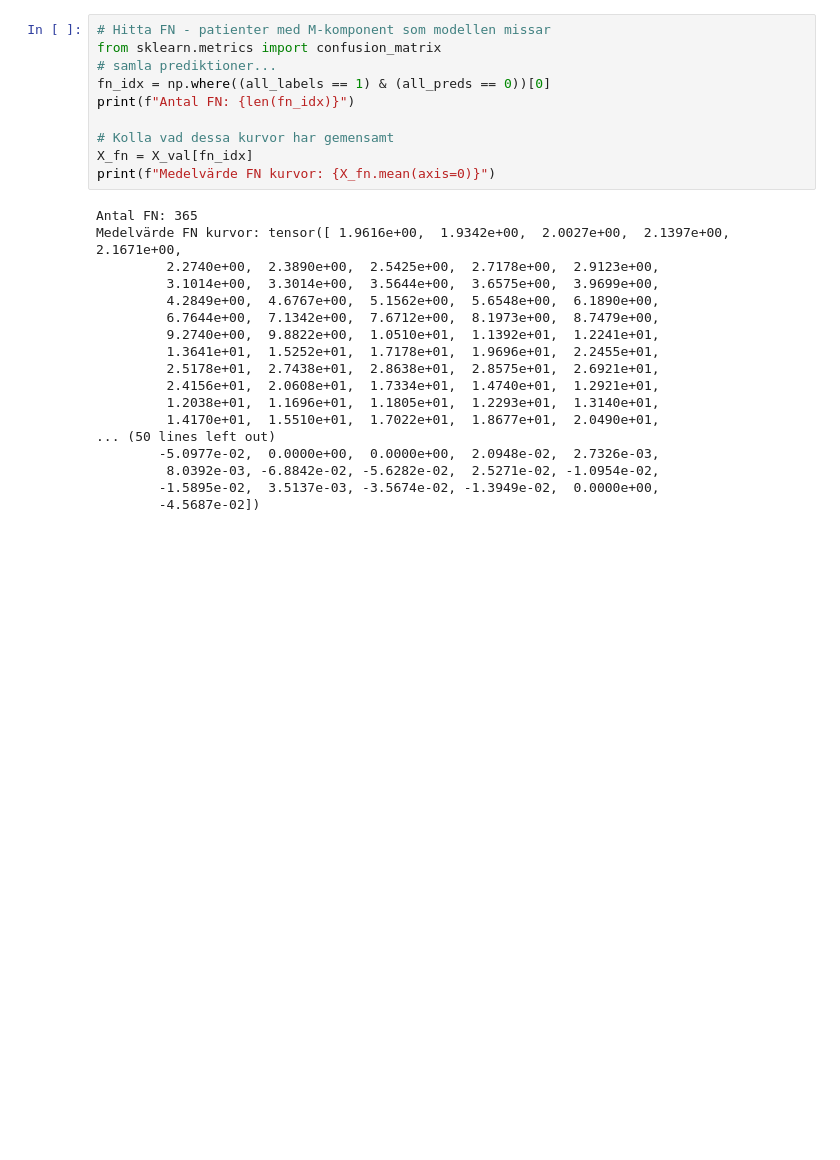
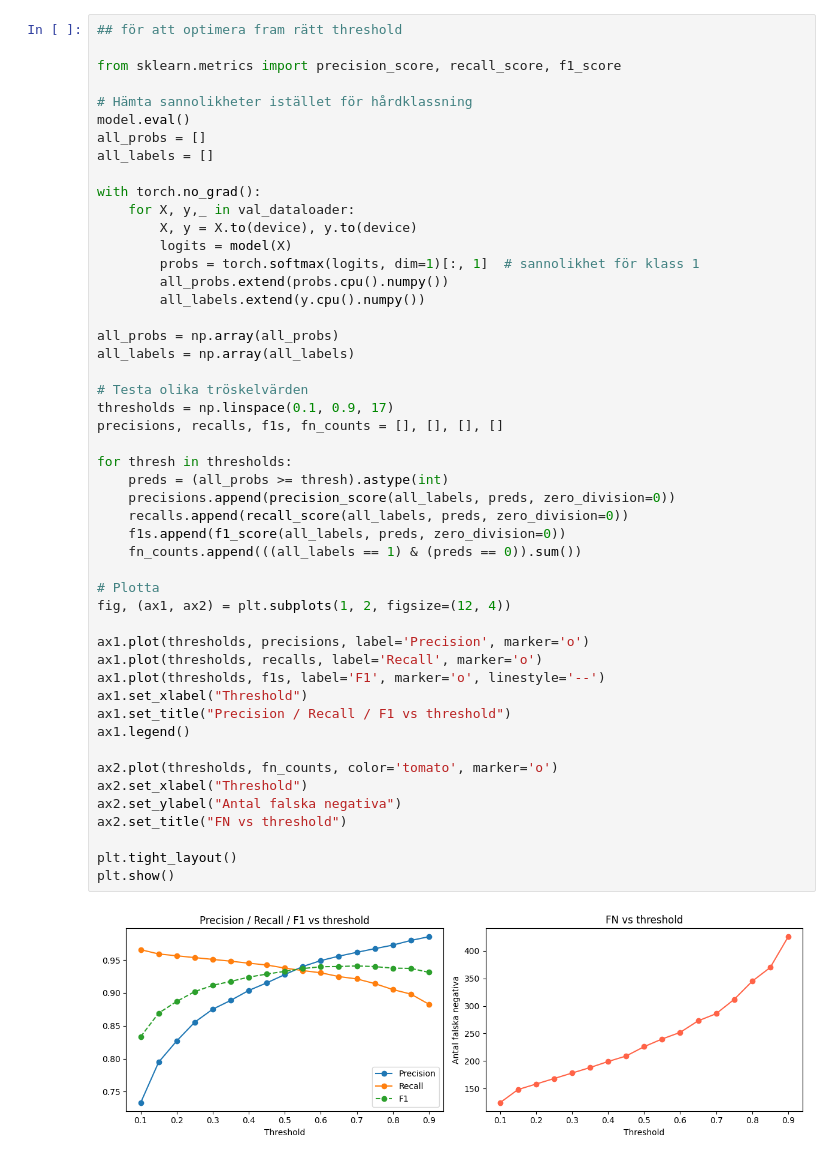
Before and after one commit to andreasjak/MSc26_Assar, a Jupyter notebook: networks/feed_forward_more_features.ipynb, the cells around one changed output. Drawn from its saved outputs; the diff is of its cells as text; blank space fills up the shorter version.

```diff
--- a/networks/feed_forward_more_features.ipynb
+++ b/networks/feed_forward_more_features.ipynb
@@ -347,28 +398,51 @@ plt.show()
-# %%
-# Hitta FN - patienter med M-komponent som modellen missar
-from sklearn.metrics import confusion_matrix
-# samla prediktioner...
-fn_idx = np.where((all_labels == 1) & (all_preds == 0))[0]
-print(f"Antal FN: {len(fn_idx)}")
-
-# Kolla vad dessa kurvor har gemensamt
-X_fn = X_val[fn_idx]
-print(f"Medelvärde FN kurvor: {X_fn.mean(axis=0)}")
-# %% [output]
-Antal FN: 365
-Medelvärde FN kurvor: tensor([ 1.9616e+00,  1.9342e+00,  2.0027e+00,  2.1397e+00,  2.1671e+00,
-         2.2740e+00,  2.3890e+00,  2.5425e+00,  2.7178e+00,  2.9123e+00,
-         3.1014e+00,  3.3014e+00,  3.5644e+00,  3.6575e+00,  3.9699e+00,
-         4.2849e+00,  4.6767e+00,  5.1562e+00,  5.6548e+00,  6.1890e+00,
-         6.7644e+00,  7.1342e+00,  7.6712e+00,  8.1973e+00,  8.7479e+00,
-         9.2740e+00,  9.8822e+00,  1.0510e+01,  1.1392e+01,  1.2241e+01,
-         1.3641e+01,  1.5252e+01,  1.7178e+01,  1.9696e+01,  2.2455e+01,
-         2.5178e+01,  2.7438e+01,  2.8638e+01,  2.8575e+01,  2.6921e+01,
-         2.4156e+01,  2.0608e+01,  1.7334e+01,  1.4740e+01,  1.2921e+01,
-         1.2038e+01,  1.1696e+01,  1.1805e+01,  1.2293e+01,  1.3140e+01,
-         1.4170e+01,  1.5510e+01,  1.7022e+01,  1.8677e+01,  2.0490e+01,
-... (50 lines left out)
-        -5.0977e-02,  0.0000e+00,  0.0000e+00,  2.0948e-02,  2.7326e-03,
-         8.0392e-03, -6.8842e-02, -5.6282e-02,  2.5271e-02, -1.0954e-02,
-        -1.5895e-02,  3.5137e-03, -3.5674e-02, -1.3949e-02,  0.0000e+00,
-        -4.5687e-02])
+# %%
+## för att optimera fram rätt threshold
+
+from sklearn.metrics import precision_score, recall_score, f1_score
+
+# Hämta sannolikheter istället för hårdklassning
+model.eval()
+all_probs = []
+all_labels = []
+
+with torch.no_grad():
+    for X, y,_ in val_dataloader:
+        X, y = X.to(device), y.to(device)
+        logits = model(X)
+        probs = torch.softmax(logits, dim=1)[:, 1]  # sannolikhet för klass 1
+        all_probs.extend(probs.cpu().numpy())
+        all_labels.extend(y.cpu().numpy())
+
+all_probs = np.array(all_probs)
+all_labels = np.array(all_labels)
+
+# Testa olika tröskelvärden
+thresholds = np.linspace(0.1, 0.9, 17)
+precisions, recalls, f1s, fn_counts = [], [], [], []
+
+for thresh in thresholds:
+    preds = (all_probs >= thresh).astype(int)
+    precisions.append(precision_score(all_labels, preds, zero_division=0))
+    recalls.append(recall_score(all_labels, preds, zero_division=0))
+    f1s.append(f1_score(all_labels, preds, zero_division=0))
+    fn_counts.append(((all_labels == 1) & (preds == 0)).sum())
+
+# Plotta
+fig, (ax1, ax2) = plt.subplots(1, 2, figsize=(12, 4))
+
+ax1.plot(thresholds, precisions, label='Precision', marker='o')
+ax1.plot(thresholds, recalls, label='Recall', marker='o')
+ax1.plot(thresholds, f1s, label='F1', marker='o', linestyle='--')
+ax1.set_xlabel("Threshold")
+ax1.set_title("Precision / Recall / F1 vs threshold")
+ax1.legend()
+
+ax2.plot(thresholds, fn_counts, color='tomato', marker='o')
+ax2.set_xlabel("Threshold")
+ax2.set_ylabel("Antal falska negativa")
+ax2.set_title("FN vs threshold")
+
+plt.tight_layout()
+plt.show()
+# %% [output]
+[figure, added]
```
Also changed, not shown: parts of 7 cells of this notebook, 12 other files.
